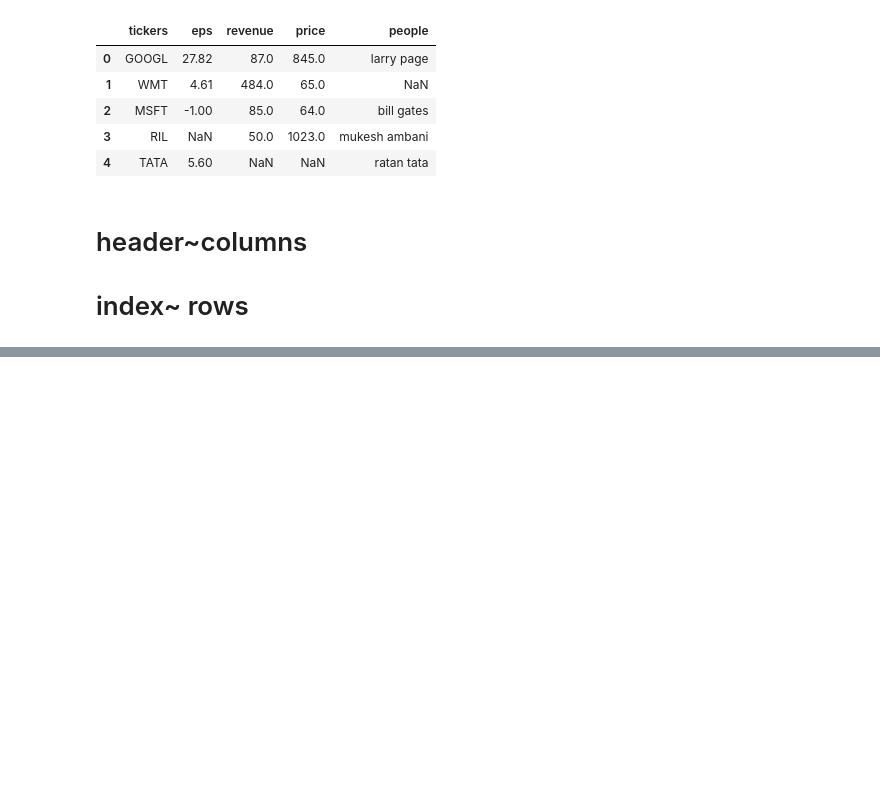
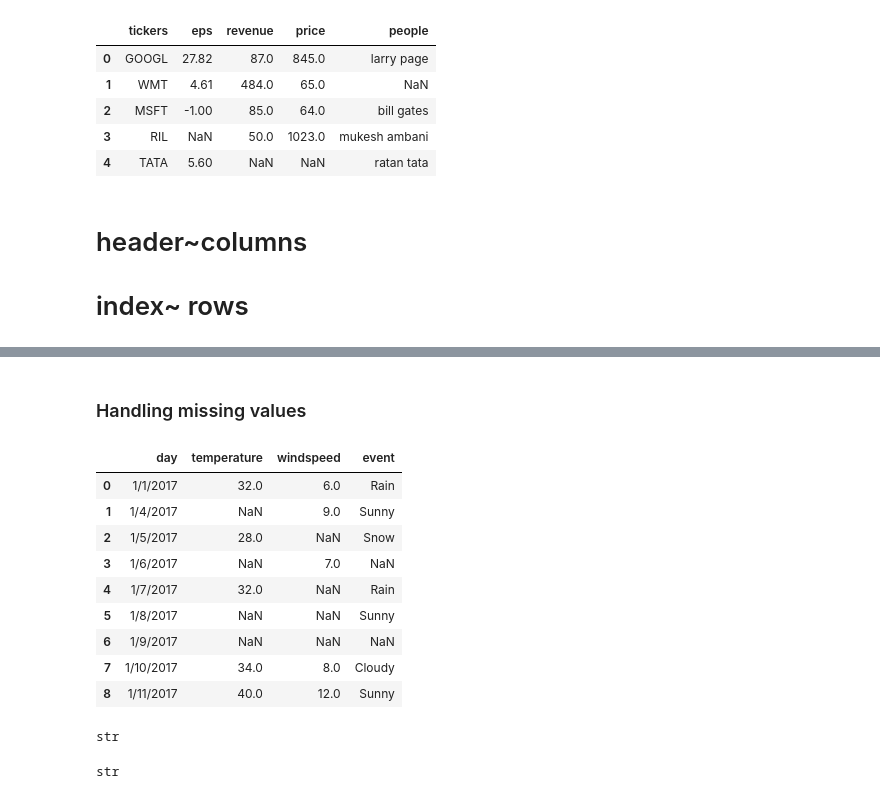
Before and after one commit to forittik/pandas_practice, a Jupyter notebook: pandas_practice.ipynb, the cells around one changed output, grey strips where cells are left out. Cells and saved outputs as stored; diff of their text form; code cells hidden in the pictures; blank space fills up the shorter version.

```diff
--- a/pandas_practice.ipynb
+++ b/pandas_practice.ipynb
@@ -465,0 +532,25 @@ df2_updated.to_csv("C:/Users/ritti/Downloads/internal_skill_stuff/prac_python/Da
+# %% [markdown]
+### Handling missing values
+# %%
+df4=pd.read_csv("C:/Users/ritti/Downloads/internal_skill_stuff/prac_python/Data/weather_data.csv")
+df4
+# %% [output]
+|  | day | temperature | windspeed | event |
+| 0 | 1/1/2017 | 32.0 | 6.0 | Rain |
+| 1 | 1/4/2017 | NaN | 9.0 | Sunny |
+| 2 | 1/5/2017 | 28.0 | NaN | Snow |
+| 3 | 1/6/2017 | NaN | 7.0 | NaN |
+| 4 | 1/7/2017 | 32.0 | NaN | Rain |
+| 5 | 1/8/2017 | NaN | NaN | Sunny |
+| 6 | 1/9/2017 | NaN | NaN | NaN |
+| 7 | 1/10/2017 | 34.0 | 8.0 | Cloudy |
+| 8 | 1/11/2017 | 40.0 | 12.0 | Sunny |
+# %%
+# here in this data there is a problem the column day is not having date time format/type.
+type(df4["day"][0])
+# %% [output]
+str
+# %%
+type(df4.day[0])
+# %% [output]
+str
```
Also changed, not shown: parts of 33 cells of this notebook.
